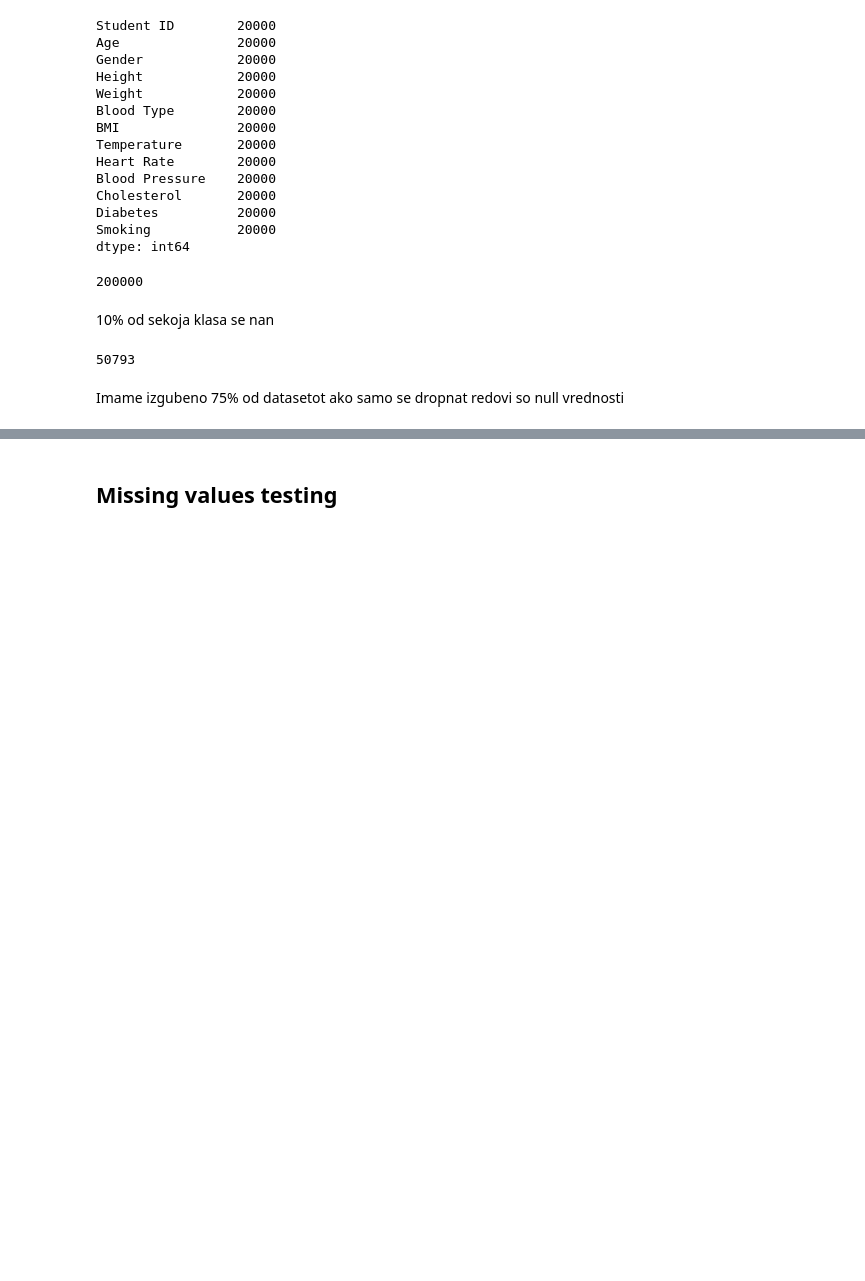
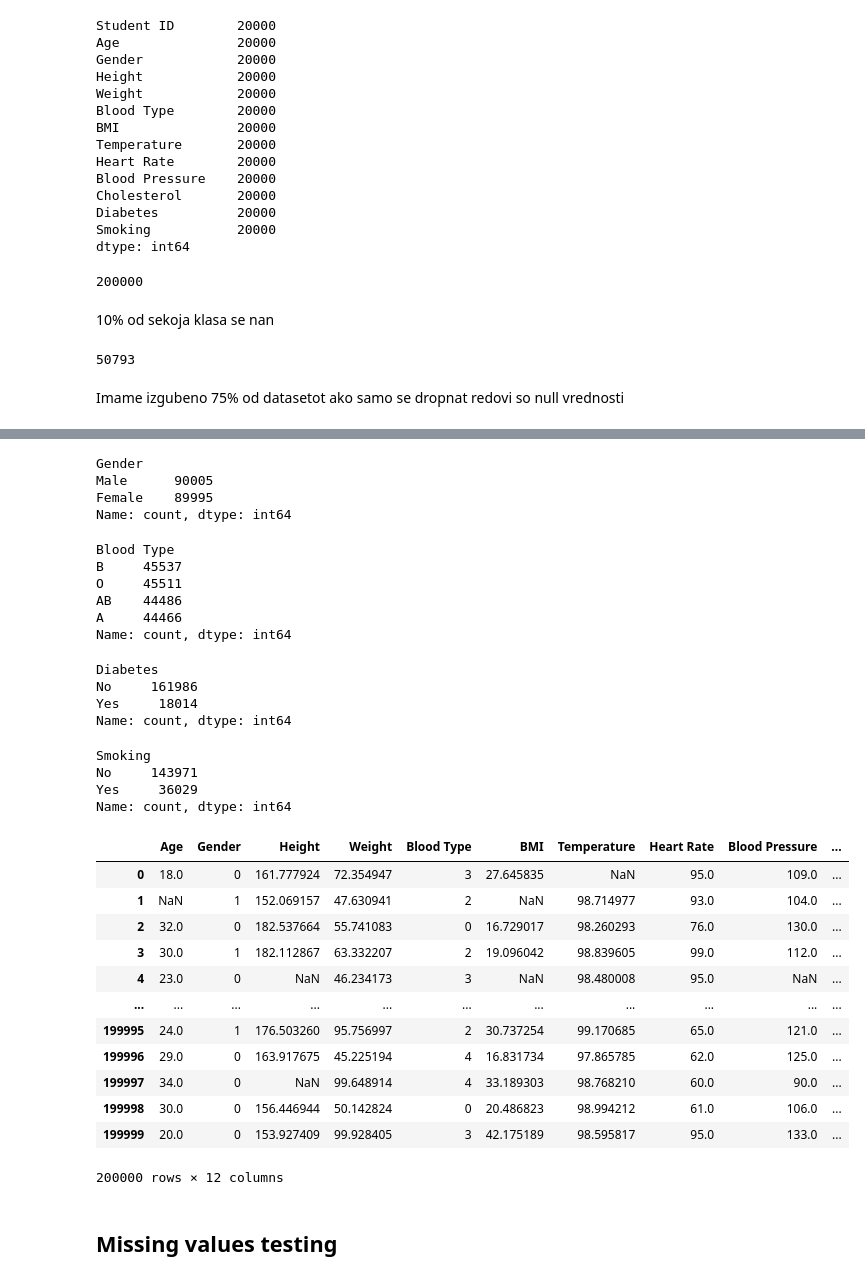
Before and after one commit to PetarKalinovski/MissingValuesTest, a Jupyter notebook: proba.ipynb, the cells around one changed output, grey strips where cells are left out. Cells and saved outputs as stored; diff of their text form; code cells hidden in the pictures; blank space fills up the shorter version.

Commit message:
encoded values

```diff
--- a/proba.ipynb
+++ b/proba.ipynb
@@ -91,0 +105,30 @@ Imame izgubeno 75% od datasetot ako samo se dropnat redovi so null vrednosti
+# %%
+df['Gender'].value_counts()
+# %% [output]
+Gender
+Male      90005
+Female    89995
+Name: count, dtype: int64
+# %%
+df["Blood Type"].value_counts()
+# %% [output]
+Blood Type
+B     45537
+O     45511
+AB    44486
+A     44466
+Name: count, dtype: int64
+# %%
+df["Diabetes"].value_counts()
+# %% [output]
+Diabetes
+No     161986
+Yes     18014
+Name: count, dtype: int64
+# %%
+df["Smoking"].value_counts()
+# %% [output]
+Smoking
+No     143971
+Yes     36029
+Name: count, dtype: int64
@@ -91,0 +141,4 @@ Imame izgubeno 75% od datasetot ako samo se dropnat redovi so null vrednosti
+# %%
+df["Diabetes"]=df["Diabetes"].apply(encode_boolean)
+# %%
+df["Diabetes"]=df["Smoking"].apply(encode_boolean)
@@ -92,3 +147,24 @@ Imame izgubeno 75% od datasetot ako samo se dropnat redovi so null vrednosti
+# %%
+label_encoder = LabelEncoder()
+df["Gender"]=label_encoder.fit_transform(df["Gender"])
+# %%
+df["Blood Type"]=label_encoder.fit_transform(df["Blood Type"])
+# %%
+df
+# %% [output]
+|  | Age | Gender | Height | Weight | Blood Type | BMI | Temperature | Heart Rate | Blood Pressure | ... |
+| 0 | 18.0 | 0 | 161.777924 | 72.354947 | 3 | 27.645835 | NaN | 95.0 | 109.0 | ... |
+| 1 | NaN | 1 | 152.069157 | 47.630941 | 2 | NaN | 98.714977 | 93.0 | 104.0 | ... |
+| 2 | 32.0 | 0 | 182.537664 | 55.741083 | 0 | 16.729017 | 98.260293 | 76.0 | 130.0 | ... |
+| 3 | 30.0 | 1 | 182.112867 | 63.332207 | 2 | 19.096042 | 98.839605 | 99.0 | 112.0 | ... |
+| 4 | 23.0 | 0 | NaN | 46.234173 | 3 | NaN | 98.480008 | 95.0 | NaN | ... |
+| ... | ... | ... | ... | ... | ... | ... | ... | ... | ... | ... |
+| 199995 | 24.0 | 1 | 176.503260 | 95.756997 | 2 | 30.737254 | 99.170685 | 65.0 | 121.0 | ... |
+| 199996 | 29.0 | 0 | 163.917675 | 45.225194 | 4 | 16.831734 | 97.865785 | 62.0 | 125.0 | ... |
+| 199997 | 34.0 | 0 | NaN | 99.648914 | 4 | 33.189303 | 98.768210 | 60.0 | 90.0 | ... |
+| 199998 | 30.0 | 0 | 156.446944 | 50.142824 | 0 | 20.486823 | 98.994212 | 61.0 | 106.0 | ... |
+| 199999 | 20.0 | 0 | 153.927409 | 99.928405 | 3 | 42.175189 | 98.595817 | 95.0 | 133.0 | ... |
+200000 rows × 12 columns
 # %% [markdown]
 ## Missing values testing
 # %%
```
Also changed, not shown: parts of 5 cells of this notebook.
